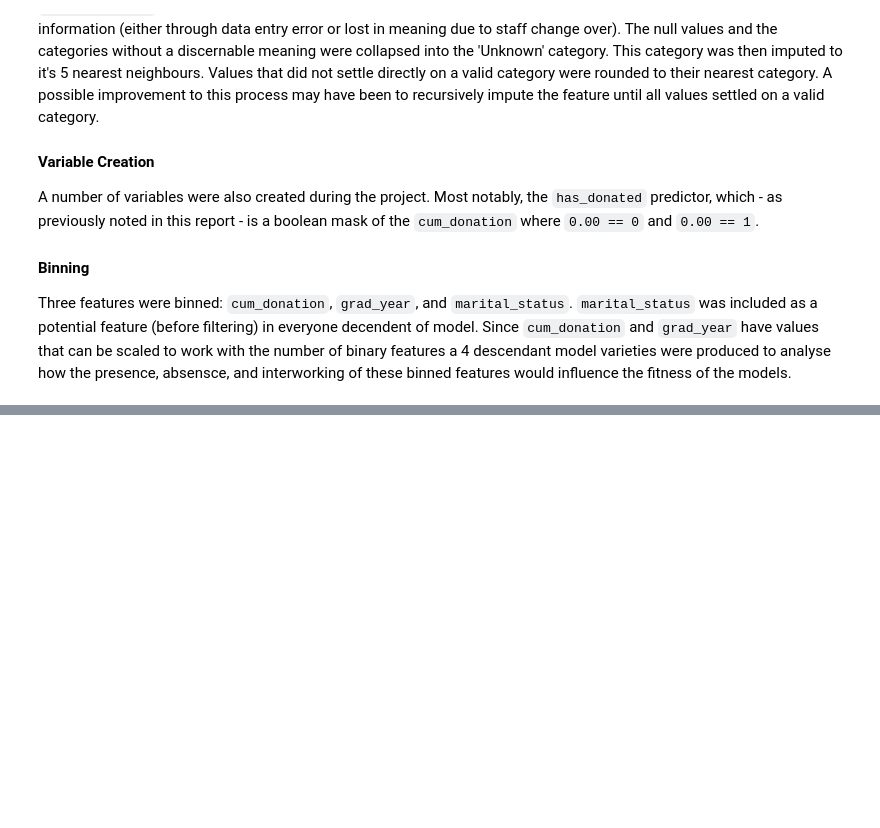
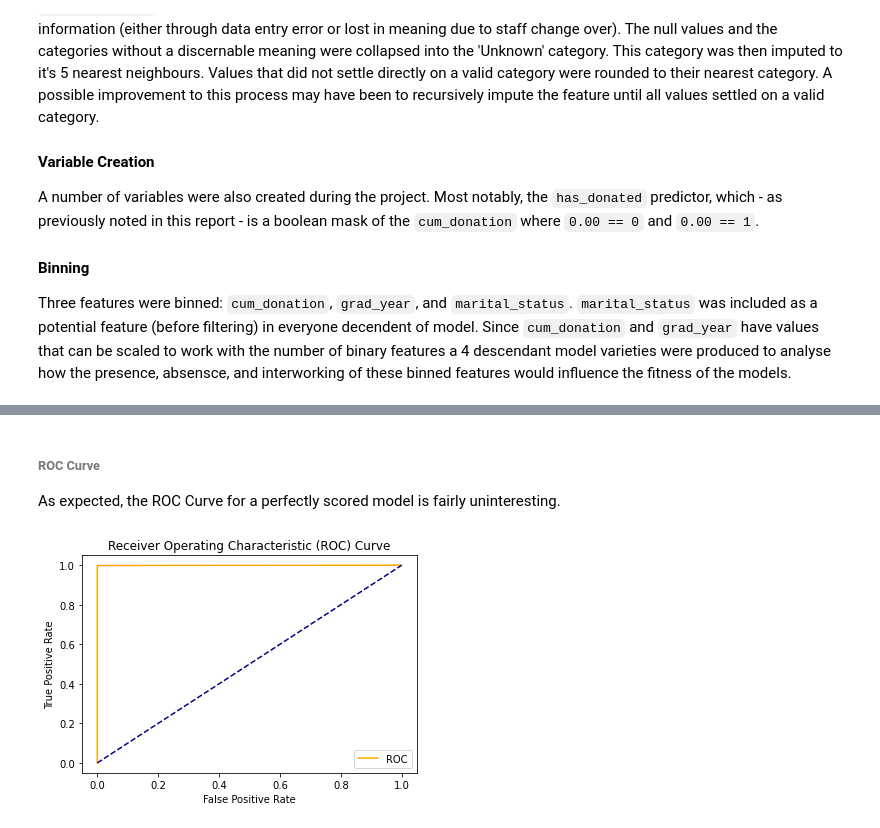
Before and after one commit to jrobio/assignment2, a Jupyter notebook: notebooks/assignment2.ipynb, the cells around one changed output, grey strips where cells are left out. Cells and saved outputs as stored; diff of their text form; code cells hidden in the pictures; blank space fills up the shorter version.

```diff
--- a/notebooks/assignment2.ipynb
+++ b/notebooks/assignment2.ipynb
@@ -578,7 +578,7 @@ ff_df = pd.DataFrame(ff_dict)
 # 10 - StandardScaler
 # 11 - RobustScaler
 
-dict_8bit = defaultdict()
+dict_8bit = dict()
 
 for k_model, v_data in dict_6bit.items():
     for scale in [('00',None),('01',MinMaxScaler()),('10',StandardScaler()),
@@ -791,6 +791,7 @@ for k_model, v_data in dict_8bit.items():
                 stacked_model = fit_stacked_model_classifier(pred_df,y_test)
             else:
                 stacked_model = fit_stacked_model_regressor(pred_df,y_test)
+            st_str = 'st_' + str(stacked_model.__class__.__name__)
 
             valid_df = pd.DataFrame()
             for i in range(0, len(models)):
@@ -805,11 +806,12 @@ for k_model, v_data in dict_8bit.items():
                     results_dict.update({str(unfit_models[i]): result})
             stacked_pred = stacked_model.predict(valid_df)
             if model_bit[-1] == '0':
+
                 result = evaluate_model_classifier(y_val,stacked_pred)
-                results_dict.update({'stack': result})
+                results_dict.update({st_str: result})
             else:
                 result = evaluate_model_regressor(y_val,stacked_pred)
-                results_dict.update({'stack': result})
+                results_dict.update({st_str: result})
         bit_str = ''.join(model_bit)
         data.update({'results': results_dict})
         dict_9bit.update({bit_str: data})
@@ -1242,0 +1209,12 @@ eval_lin_cv = models_df.T.filter(regex=exp, axis=0)[measures_list]
+# %%
+# models_df_log_perf[
+#     (models_df_log_perf['scale']=='Robust') &
+#     # (models_df_log_perf['afs']=='rfi') &
+#     ((models_df_log_perf['bins']=='both') |
+#     (models_df_log_perf['bins']=='donation')) &
+#     ((models_df_log_perf['estimator']=='DecisionTreeClassifier()') |
+#     (models_df_log_perf['estimator']=='AdaBoostClassifier()') |
+#     (models_df_log_perf['estimator']=='stack')) &
+#     (models_df_log_perf['features']==26)
+# ]
+log_st_bits = '111001100'
@@ -1242,0 +1259,9 @@ eval_lin_cv = models_df.T.filter(regex=exp, axis=0)[measures_list]
+# %% [markdown]
+###### ROC Curve
+As expected, the ROC Curve for a perfectly scored model is fairly uninteresting.
+# %%
+roc_dict = dict_9bit[log_st_bits]['results']['st_LogisticRegression']['roc']
+
+plot_roc_cur(roc_dict['fpr'],roc_dict['tpr'])
+# %% [output]
+[figure, added]
```
Also changed, not shown: parts of 75 cells of this notebook.
